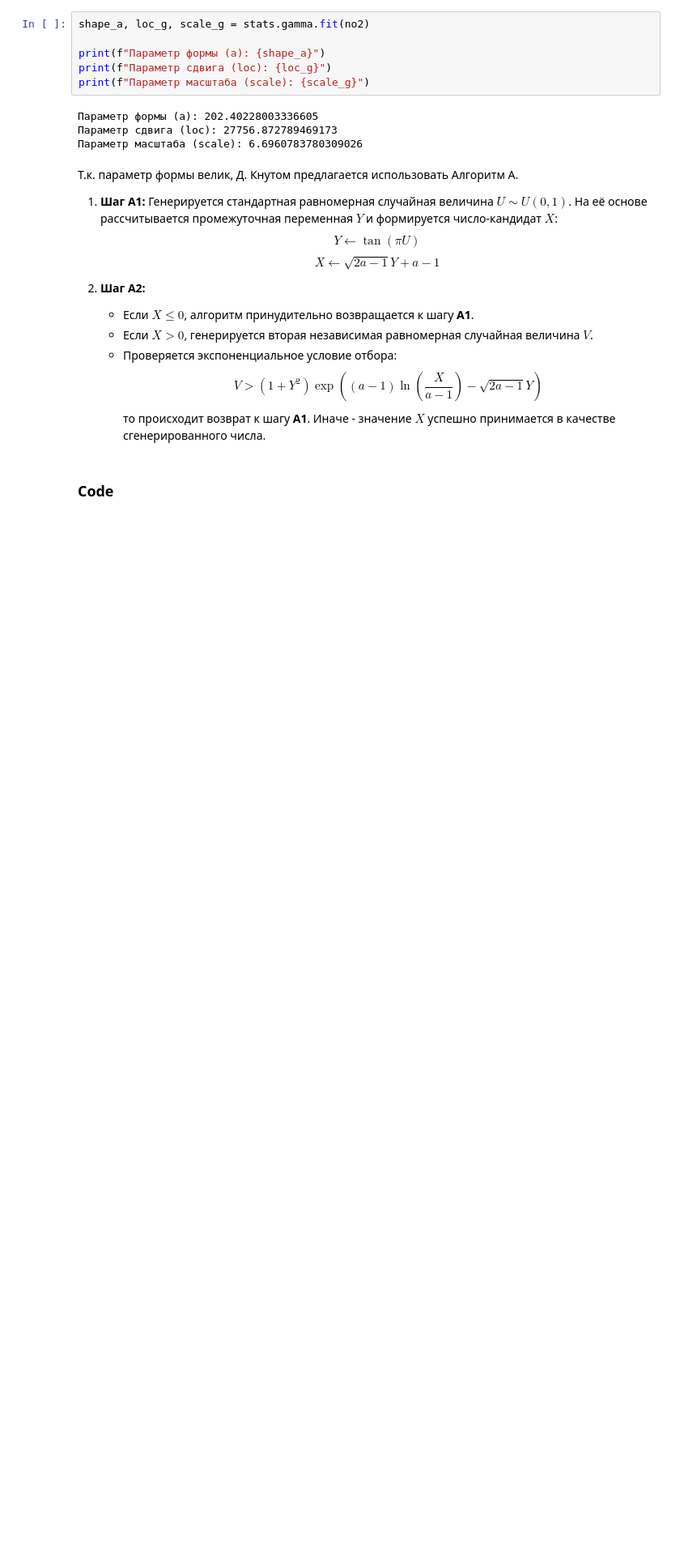
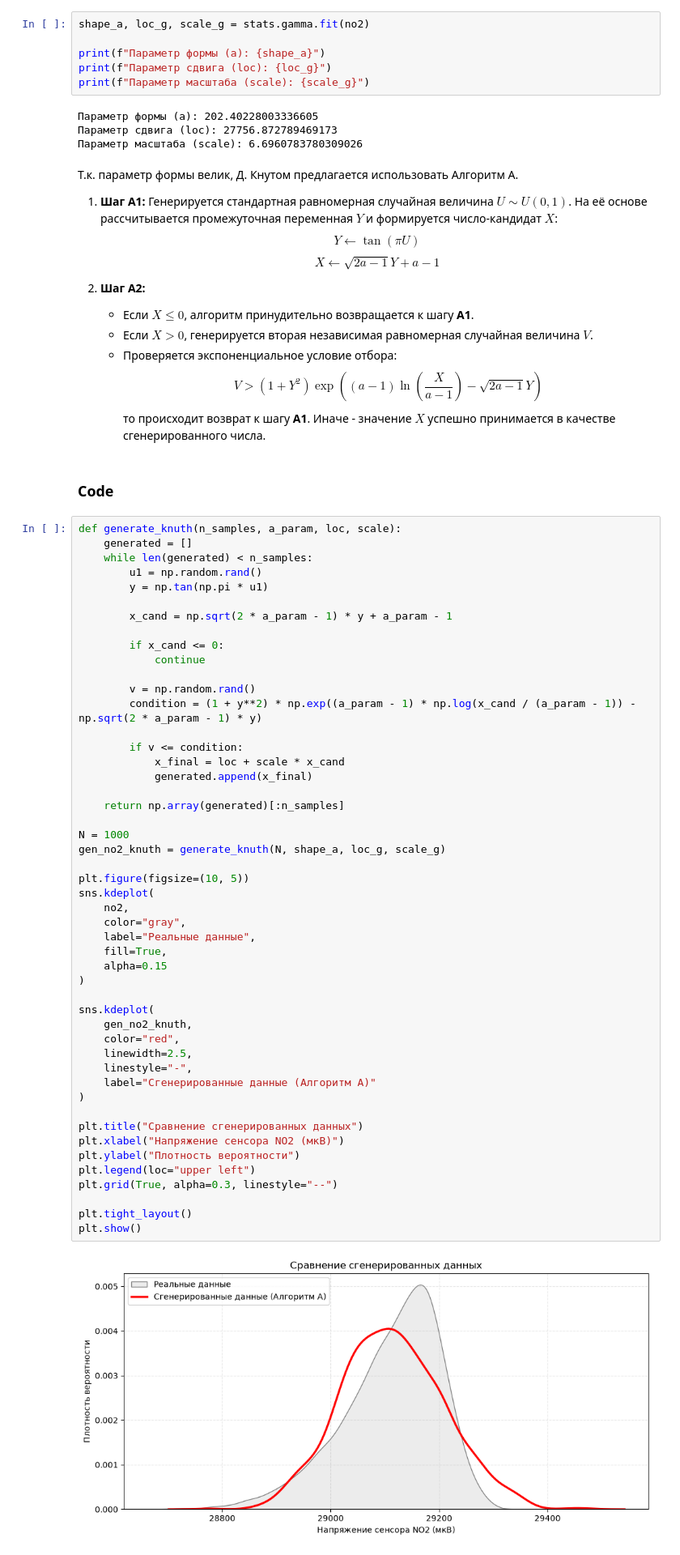
Before and after one commit to EastC0ast/lab01, a Jupyter notebook: lab01.ipynb, the cells around one changed output. Shown at 81% size. Cells and saved outputs as stored; diff of their text form; blank space fills up the shorter version.

Commit message:
реализован алгоритм А

```diff
--- a/lab01.ipynb
+++ b/lab01.ipynb
@@ -808,3 +808,54 @@ print(f"Параметр масштаба (scale): {scale_g}")
      то происходит возврат к шагу **А1**. Иначе - значение $X$ успешно принимается в качестве сгенерированного числа.
 # %% [markdown]
 ### Code
+# %%
+def generate_knuth(n_samples, a_param, loc, scale):
+    generated = []
+    while len(generated) < n_samples:
+        u1 = np.random.rand()
+        y = np.tan(np.pi * u1)
+
+        x_cand = np.sqrt(2 * a_param - 1) * y + a_param - 1
+
+        if x_cand <= 0:
+            continue
+
+        v = np.random.rand()
+        condition = (1 + y**2) * np.exp((a_param - 1) * np.log(x_cand / (a_param - 1)) - np.sqrt(2 * a_param - 1) * y)
+
+        if v <= condition:
+            x_final = loc + scale * x_cand
+            generated.append(x_final)
+
+    return np.array(generated)[:n_samples]
+
+N = 1000
+gen_no2_knuth = generate_knuth(N, shape_a, loc_g, scale_g)
+
+plt.figure(figsize=(10, 5))
+sns.kdeplot(
+    no2,
+    color="gray",
+    label="Реальные данные",
+    fill=True,
+    alpha=0.15
+)
+
+sns.kdeplot(
+    gen_no2_knuth,
+    color="red",
+    linewidth=2.5,
+    linestyle="-",
+    label="Сгенерированные данные (Алгоритм А)"
+)
+
+plt.title("Сравнение сгенерированных данных")
+plt.xlabel("Напряжение сенсора NO2 (мкВ)")
+plt.ylabel("Плотность вероятности")
+plt.legend(loc="upper left")
+plt.grid(True, alpha=0.3, linestyle="--")
+
+plt.tight_layout()
+plt.show()
+# %% [output]
+[figure, added]
```
